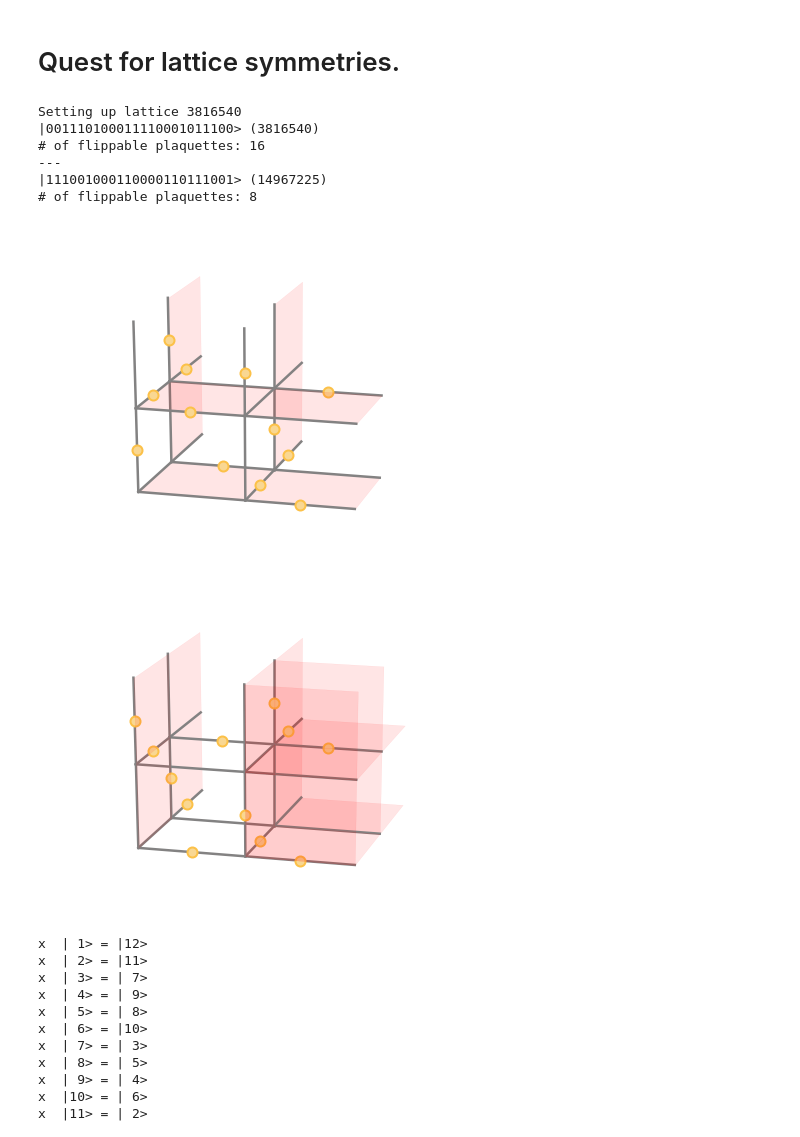
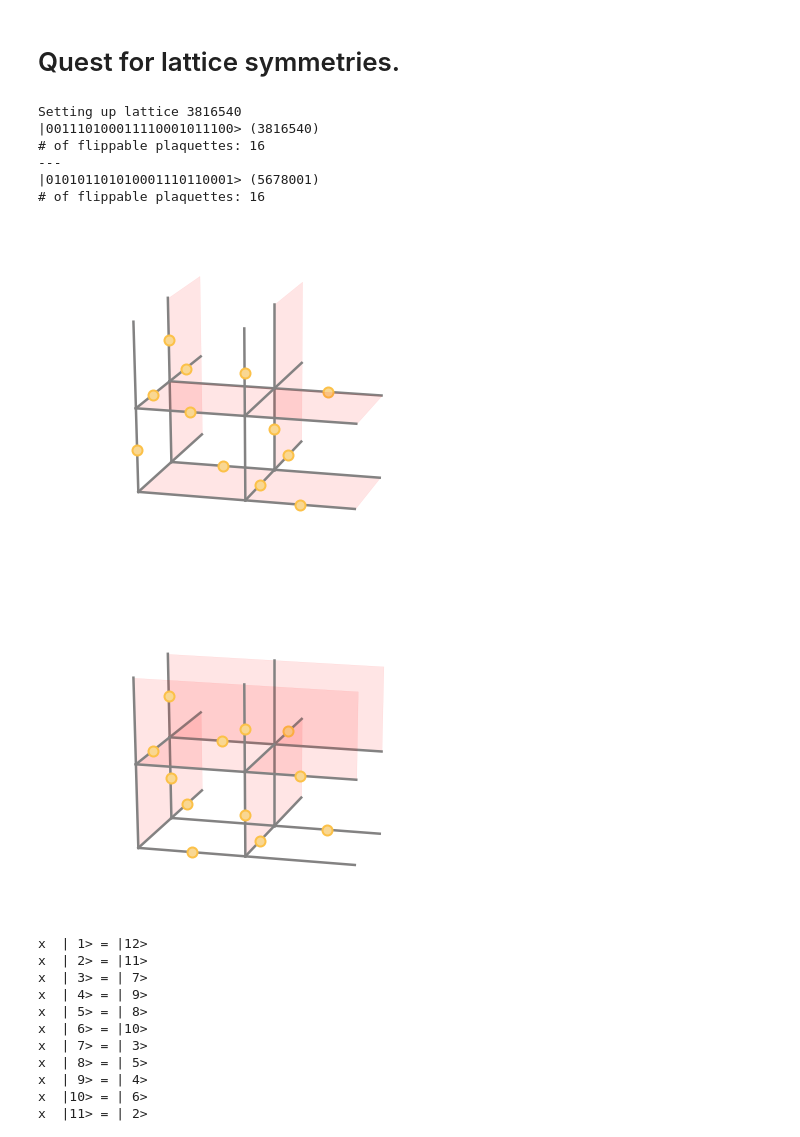
Before and after one commit to cygnus2/FQLMs, a Jupyter notebook: python_symmetry/lattice_symmetries.ipynb, the cells around one changed output. Drawn from its saved outputs; the diff is of its cells as text; code cells hidden in the pictures.

```diff
--- a/python_symmetry/lattice_symmetries.ipynb
+++ b/python_symmetry/lattice_symmetries.ipynb
@@ -298,7 +298,7 @@ class LatticeObject(object):
         """
         for i in range(steps):
             for ax, steps in rotations:
-                self.apply_c3(ax, steps=steps)
+                self.apply_c4(ax, steps=steps)
 
     def apply_c2(self, axis, steps=1):
         """ Rotation about axes on oposite edges.
@@ -326,7 +326,7 @@ class LatticeObject(object):
         ]
         self._rotation_sequence(rotations[axis], steps)
 
-    def apply_c3(self, axis, steps=1):
+    def apply_c4(self, axis, steps=1):
         """ Rotation around coordinate axes.
 
             Notes:
@@ -346,7 +346,7 @@ class LatticeObject(object):
         # Needed for unequal lattices - to get the indicies right.
         self._update(self.vertices.shape)
 
-    def apply_c4(self, axis, steps=1):
+    def apply_c3(self, axis, steps=1):
         """ Rotation around the diagonals between to opposite corners.
 
             Notes:
@@ -385,21 +385,21 @@ lattices = [
 # %%
 latt = LatticeObject(lattices[0], [2,2,2])
 print(latt.to_bin())
 latt.draw()
 print('---')
 
-latt.apply_c4(axis=3, steps=2)
+latt.apply_c3(axis=0, steps=2)
 print(latt.to_bin())
 latt.draw()
 # %% [output]
 Setting up lattice 3816540
 |001110100011110001011100> (3816540)
 # of flippable plaquettes: 16
 ---
-|111001000110000110111001> (14967225)
-# of flippable plaquettes: 8
+|010101101010001110110001> (5678001)
+# of flippable plaquettes: 16
 [figure]
-[figure, old version]
+[figure, new version]
 # %%
 states = np.array([
     3816540,
```
Also changed, not shown: parts of 6 cells of this notebook, 10 other files.
